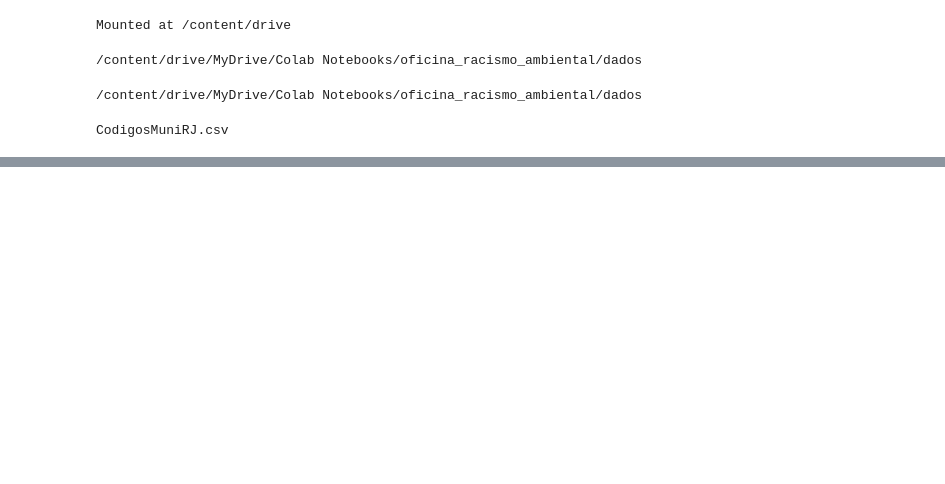
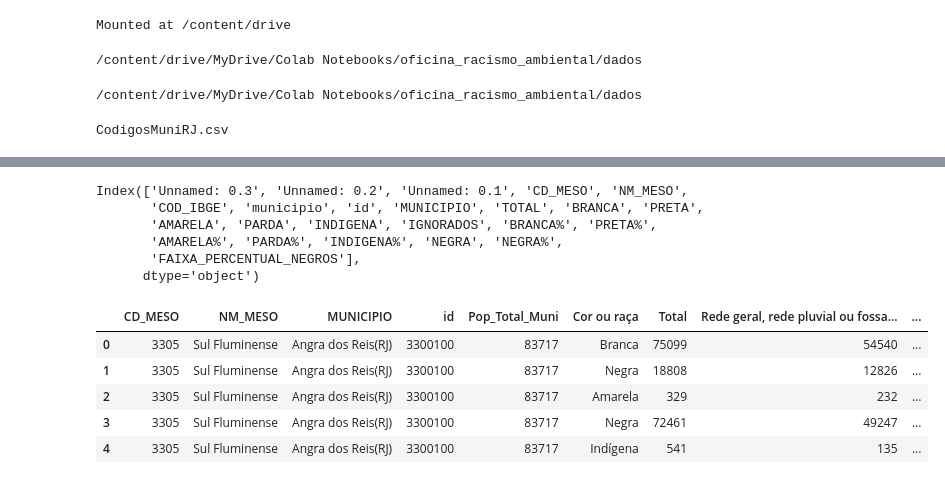
Before and after one commit to ramiroluz/geo_raca, a Jupyter notebook: Ofinina.ipynb, the cells around one changed output, grey strips where cells are left out. Cells and saved outputs as stored; diff of their text form; code cells hidden in the pictures; blank space fills up the shorter version.

Commit message:
Notebook completo com erros.

```diff
--- a/Ofinina.ipynb
+++ b/Ofinina.ipynb
@@ -100,9 +100,10 @@ def exportar_dados(df, caminho_saida):
     print(f"Dados exportados para: {caminho_saida}")
 # %%
 # Definindo os caminhos dos arquivos
-caminho_populacao = '/content/drive/MyDrive/Colab Notebooks/oficina_racismo_ambiental/dados/RacismoAmbiental/Pop_Raca_MUNI_RJ_2022.xlsx'
-caminho_codigos = '/content/drive/MyDrive/Colab Notebooks/oficina_racismo_ambiental/dados/RacismoAmbiental/CodigosMuniRJ.csv'
-caminho_saida = '/content/drive/MyDrive/Colab Notebooks/oficina_racismo_ambiental/dados/RacismoAmbiental/NegrosMunicipios.xlsx'
+caminho_das_bases = '/content/drive/MyDrive/Colab Notebooks/oficina_racismo_ambiental/dados/RacismoAmbiental/'
+caminho_populacao = caminho_das_bases + '/Pop_Raca_MUNI_RJ_2022.xlsx'
+caminho_codigos = caminho_das_bases + '/CodigosMuniRJ.csv'
+caminho_saida = caminho_das_bases + '/NegrosMunicipios.xlsx'
 # %%
 # Carregar e tratar os dados
 dados = carregar_dados(caminho_populacao, caminho_codigos)
@@ -126,8 +151,31 @@ plt.show()
 # %%
 # Carregar os dados de esgotamento sanitário
-caminho_esgoto = '/content/drive/MyDrive/Colab Notebooks/RacismoAmbiental/Esgotamento_Sanitario_Raca_RJ.xlsx'
+caminho_esgoto = caminho_das_bases + '/Esgotamento_Sanitario_Raca_RJ.xlsx'
 df_esgoto = pd.read_excel(caminho_esgoto)
 df_esgoto.rename(columns={'CD_MUN': 'id'}, inplace=True)
 # %%
 # Tratar os dados de esgotamento sanitário
 df_esgoto = ajustar_populacao(df_esgoto, 'Pop_Total_Muni')
+# %%
+dados.columns
+# %% [output]
+Index(['Unnamed: 0.3', 'Unnamed: 0.2', 'Unnamed: 0.1', 'CD_MESO', 'NM_MESO',
+       'COD_IBGE', 'municipio', 'id', 'MUNICIPIO', 'TOTAL', 'BRANCA', 'PRETA',
+       'AMARELA', 'PARDA', 'INDIGENA', 'IGNORADOS', 'BRANCA%', 'PRETA%',
+       'AMARELA%', 'PARDA%', 'INDIGENA%', 'NEGRA', 'NEGRA%',
+       'FAIXA_PERCENTUAL_NEGROS'],
+      dtype='object')
+# %%
+df_esgoto.merge(dados, left_on='id', right_on='id', how='inner')
+df_esgoto[df_esgoto['Cor ou raça'] == 'Branca']
+df_esgoto['Cor ou raça'] = df_esgoto['Cor ou raça'].replace('Preta', 'Negra')
+df_esgoto['Cor ou raça'] = df_esgoto['Cor ou raça'].replace('Parda', 'Negra')
+# %%
+df_esgoto.head()
+# %% [output]
+|  | CD_MESO | NM_MESO | MUNICIPIO | id | Pop_Total_Muni | Cor ou raça | Total | Rede geral, rede pluvial ou fossa... | ... |
+| 0 | 3305 | Sul Fluminense | Angra dos Reis(RJ) | 3300100 | 83717 | Branca | 75099 | 54540 | ... |
+| 1 | 3305 | Sul Fluminense | Angra dos Reis(RJ) | 3300100 | 83717 | Negra | 18808 | 12826 | ... |
+| 2 | 3305 | Sul Fluminense | Angra dos Reis(RJ) | 3300100 | 83717 | Amarela | 329 | 232 | ... |
+| 3 | 3305 | Sul Fluminense | Angra dos Reis(RJ) | 3300100 | 83717 | Negra | 72461 | 49247 | ... |
+| 4 | 3305 | Sul Fluminense | Angra dos Reis(RJ) | 3300100 | 83717 | Indígena | 541 | 135 | ... |
```
Also changed, not shown: parts of 16 cells of this notebook.
